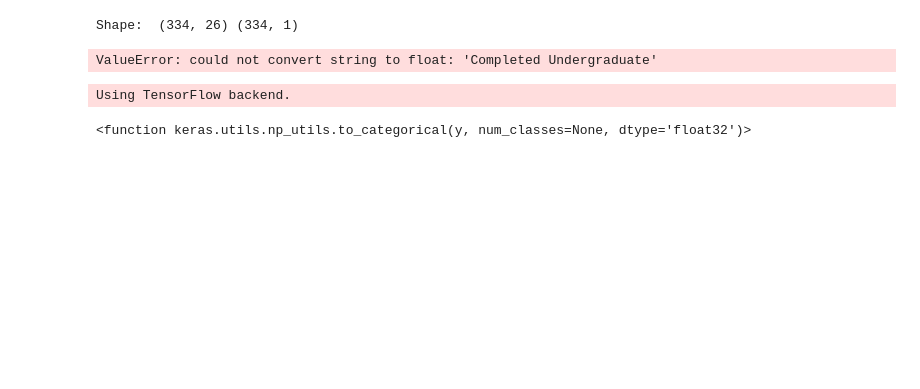
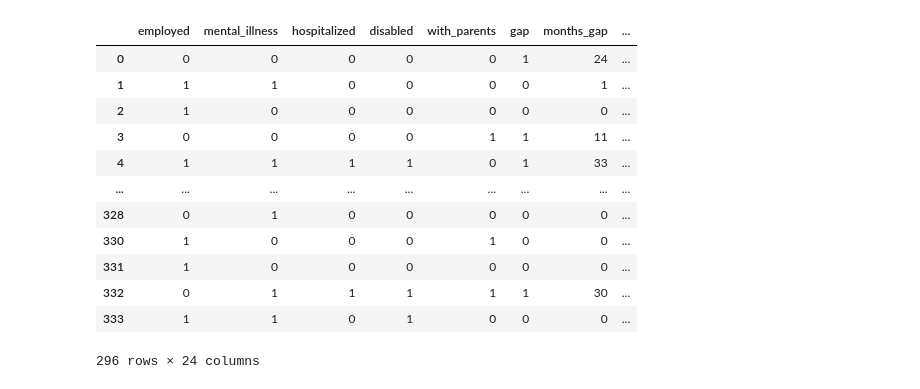
Before and after one commit to jason-hernandez-73/Mental_Health, a Jupyter notebook: read_unemploy.ipynb, the cells around one changed output. Cells and saved outputs as stored; diff of their text form; code cells hidden in the pictures; blank space fills up the shorter version.

```diff
--- a/read_unemploy.ipynb
+++ b/read_unemploy.ipynb
@@ -94,7 +58,0 @@ s1_df
-# %%
-X = selected_df[["employed","Education","hospitalized","hospitalized_days","disabled","with_parents","gap","months_gap","income_with_social","read","welfare_income","food_stamp","section_8","times_hospitalized","Lack_concentration","Anxiety","Depression","Obsessive_thinking","Mood_swings","Panic_attacks","Compulsive_behavior","Tiredness","Age","Gender","Household_Income","Region"]]
-y = selected_df.mental_illness.values.reshape(-1, 1)
-
-print("Shape: ", X.shape, y.shape)
-# %% [output]
-Shape:  (334, 26) (334, 1)
@@ -106,8 +58,0 @@ model = LinearRegression()
-# %%
-model.fit(X_train, y_train)
-training_score = model.score(X_train, y_train)
-testing_score = model.score(X_test, y_test)
-print(f"Training Score: {training_score}")
-print(f"Testing Score: {testing_score}")
-# %% [output]
-ValueError: could not convert string to float: 'Completed Undergraduate'
@@ -119,7 +59,54 @@ pd.DataFrame({"Predicted": predictions, "Actual": y, "Error": predictions - y})[
-# %%
-from keras.utils import np_utils
-np_utils.to_categorical
-# %% [output]
-Using TensorFlow backend.
-<function keras.utils.np_utils.to_categorical(y, num_classes=None, dtype='float32')>
+# %%
+def locedu(df):
+    df=df.assign(educ_label='0')
+    df.loc[df['Education']=='High School or GED','educ_label']='1'
+    df.loc[df['Education']=='Some Undergraduate','educ_label']='2'
+    df.loc[df['Education']=='Completed Undergraduate','educ_label']='3'
+    df.loc[df['Education']=='Completed Masters','educ_label']='4'
+    df.loc[df['Education']=='Some Phd','educ_label']='5'
+    df.loc[df['Education']=='Complete Phd','educ_label']='6'
+    return df
+s6_df=locedu(s5_df)
+def locincome(df):
+    df=df.assign(income_label='0')
+    df.loc[df['Household_Income']=='$10,000-$24,999','income_label']='1'
+    df.loc[df['Household_Income']=='$25,000-$49,999','income_label']='2'
+    df.loc[df['Household_Income']=='$50,000-$74,999','income_label']='3'
+    df.loc[df['Household_Income']=='$75,000-$99,999','income_label']='4'
+    df.loc[df['Household_Income']=='$100,000-$124,999','income_label']='5'
+    df.loc[df['Household_Income']=='$125,000-$149,999','income_label']='6'
+    df.loc[df['Household_Income']=='$150,000-$174,999','income_label']='7'
+    df.loc[df['Household_Income']=='$175,000-$199,999','income_label']='8'
+    df.loc[df['Household_Income']=='$200,000+','income_label']='9'
+    return df
+s7_df=locincome(s6_df)
+def locgender(df):
+    df=df.assign(gender_label='0')
+    df.loc[df['Gender']=='Male','gender_label']='1'
+    return df
+s8_df=locgender(s7_df)
+def locage(df):
+    df=df.assign(age_label='0')
+    df.loc[df['Age']=='30-44','age_label']='1'
+    df.loc[df['Age']=='45-60','age_label']='2'
+    df.loc[df['Age']=='> 60','age_label']='3'
+    return df
+s9_df=locage(s8_df)
+s10_df=s9_df[["employed","mental_illness","hospitalized","disabled","with_parents","gap","months_gap","income_with_social","read","welfare_income","food_stamp","section_8","Lack_concentration","Anxiety","Depression","Obsessive_thinking","Mood_swings","Panic_attacks","Compulsive_behavior","Tiredness","educ_label","income_label","age_label","gender_label"]]
+
+s10_df
+# %% [output]
+|  | employed | mental_illness | hospitalized | disabled | with_parents | gap | months_gap | ... |
+| 0 | 0 | 0 | 0 | 0 | 0 | 1 | 24 | ... |
+| 1 | 1 | 1 | 0 | 0 | 0 | 0 | 1 | ... |
+| 2 | 1 | 0 | 0 | 0 | 0 | 0 | 0 | ... |
+| 3 | 0 | 0 | 0 | 0 | 1 | 1 | 11 | ... |
+| 4 | 1 | 1 | 1 | 1 | 0 | 1 | 33 | ... |
+| ... | ... | ... | ... | ... | ... | ... | ... | ... |
+| 328 | 0 | 1 | 0 | 0 | 0 | 0 | 0 | ... |
+| 330 | 1 | 0 | 0 | 0 | 1 | 0 | 0 | ... |
+| 331 | 1 | 0 | 0 | 0 | 0 | 0 | 0 | ... |
+| 332 | 0 | 1 | 1 | 1 | 1 | 1 | 30 | ... |
+| 333 | 1 | 1 | 0 | 1 | 0 | 0 | 0 | ... |
+296 rows × 24 columns
 # %%
```
Also changed, not shown: parts of 13 cells of this notebook.
